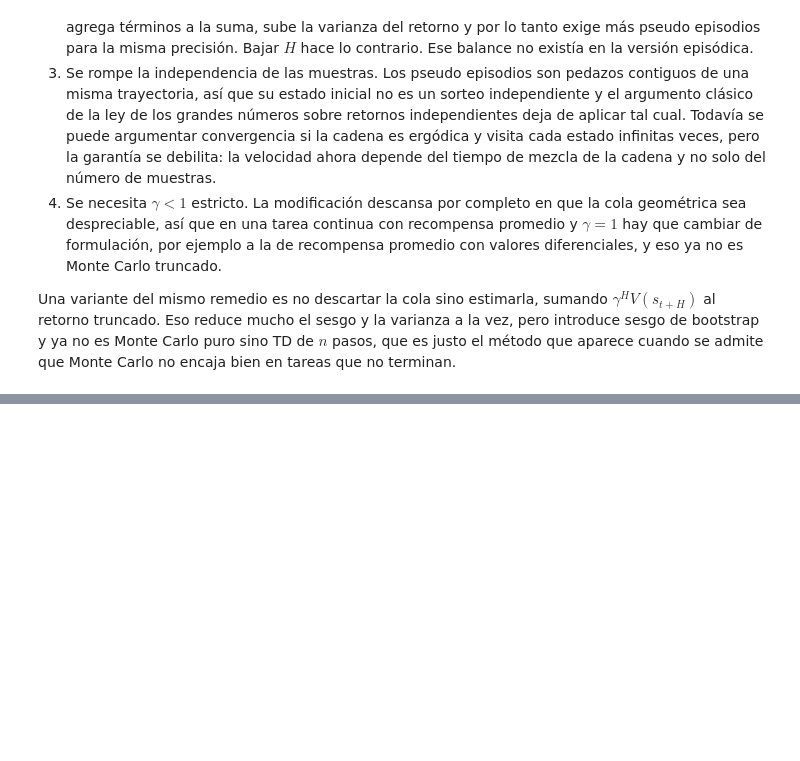
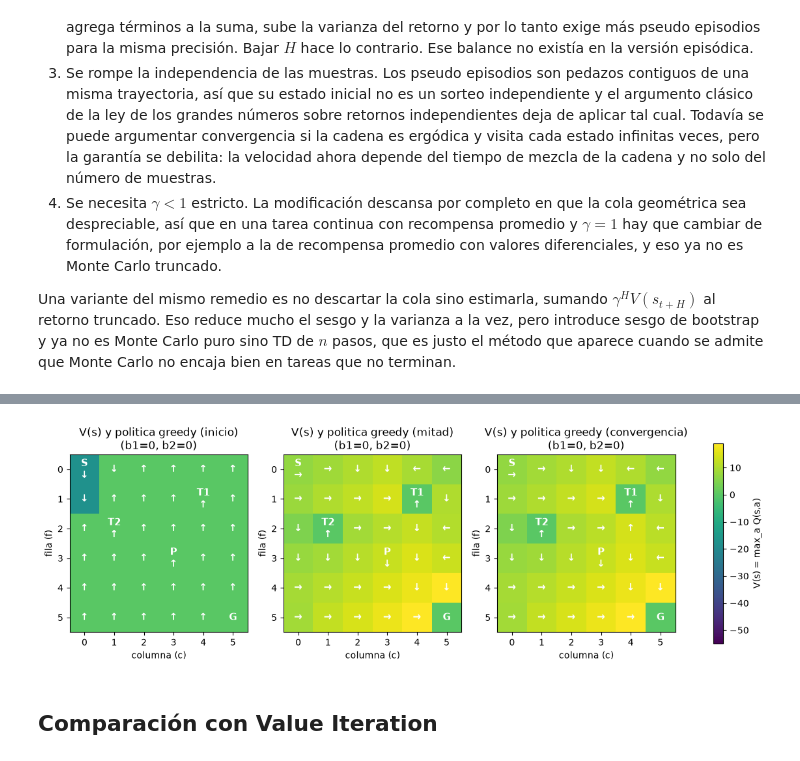
Before and after one commit to donmatthiuz/RL, a Jupyter notebook: Reporte.ipynb, the cells around one changed output, grey strips where cells are left out. Cells and saved outputs as stored; diff of their text form; code cells hidden in the pictures; blank space fills up the shorter version.

```diff
--- a/Reporte.ipynb
+++ b/Reporte.ipynb
@@ -304,0 +379,68 @@ Una variante del mismo remedio es no descartar la cola sino estimarla, sumando $
+# %%
+import numpy as np
+import matplotlib.pyplot as plt
+from mc_control import (
+    GRID_SIZE, ACTIONS, START_CELL, T1_CELL, T2_CELL, TRAP_CELL, GOAL_CELL,
+)
+
+ACTION_ARROWS = {0: "\u2191", 1: "\u2193", 2: "\u2190", 3: "\u2192"}  # arriba, abajo, izquierda, derecha
+LANDMARKS = {START_CELL: "S", T1_CELL: "T1", T2_CELL: "T2", TRAP_CELL: "P", GOAL_CELL: "G"}
+
+
+def value_and_policy_grid(Q, n=GRID_SIZE, b1=0, b2=0):
+    """V(s) = max_a Q(s,a) y la accion greedy, para el estado (f,c,b1,b2) fijando b1,b2."""
+    V = np.zeros((n, n))
+    policy = np.zeros((n, n), dtype=int)
+    for f in range(n):
+        for c in range(n):
+            q = Q.get((f, c, b1, b2), [0.0] * len(ACTIONS))
+            V[f, c] = max(q)
+            policy[f, c] = int(np.argmax(q))
+    return V, policy
+
+
+def plot_checkpoints(checkpoints, titles=None):
+    eps = sorted(checkpoints.keys())
+    fig, axes = plt.subplots(1, len(eps), figsize=(5 * len(eps), 5))
+    if len(eps) == 1:
+        axes = [axes]
+
+    vmin = min(min(min(q) for q in checkpoints[ep].values()) for ep in eps if checkpoints[ep])
+    vmax = max(max(max(q) for q in checkpoints[ep].values()) for ep in eps if checkpoints[ep])
+
+    for ax, ep in zip(axes, eps):
+        V, policy = value_and_policy_grid(checkpoints[ep])
+        im = ax.imshow(V, cmap="viridis", vmin=vmin, vmax=vmax)
+
+        for f in range(GRID_SIZE):
+            for c in range(GRID_SIZE):
+                if (f, c) == GOAL_CELL:
+                    label = "G"
+                else:
+                    label = ACTION_ARROWS[policy[f, c]]
+                    if (f, c) in LANDMARKS:
+                        label = f"{LANDMARKS[(f, c)]}\n{label}"
+                ax.text(c, f, label, ha="center", va="center",
+                        color="white", fontsize=11, fontweight="bold")
+
+        title = titles.get(ep, f"episodio {ep}") if titles else f"episodio {ep}"
+        ax.set_title(f"V(s) y politica greedy ({title})\n(b1=0, b2=0)")
+        ax.set_xticks(range(GRID_SIZE))
+        ax.set_yticks(range(GRID_SIZE))
+        ax.set_xlabel("columna (c)")
+        ax.set_ylabel("fila (f)")
+
+    fig.colorbar(im, ax=axes, shrink=0.8, label="V(s) = max_a Q(s,a)")
+    plt.show()
+
+
+titles = {
+    checkpoint_episodes[0]: "inicio",
+    checkpoint_episodes[1]: "mitad",
+    checkpoint_episodes[2]: "convergencia",
+}
+plot_checkpoints(checkpoints, titles=titles)
+# %% [output]
+[figure, added]
+# %% [markdown]
+## Comparación con Value Iteration
```
Also changed, not shown: parts of 7 cells of this notebook, 3 other files.
